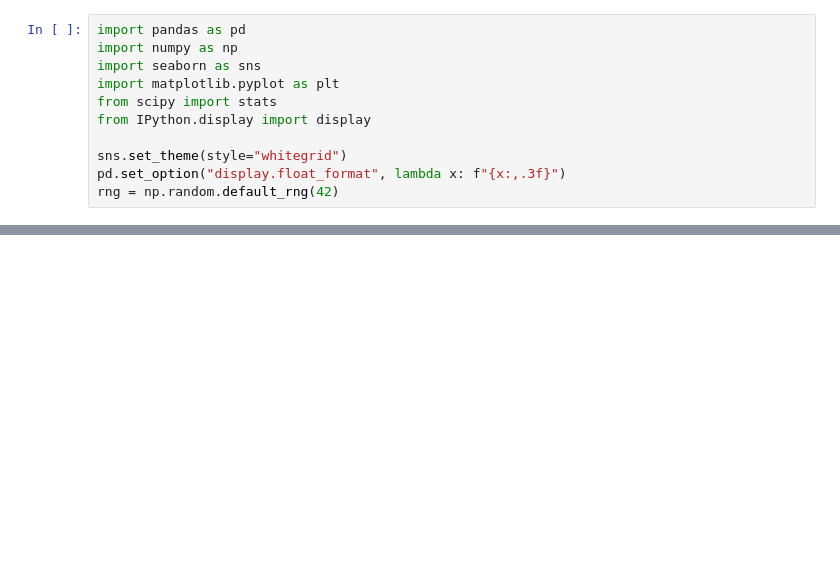
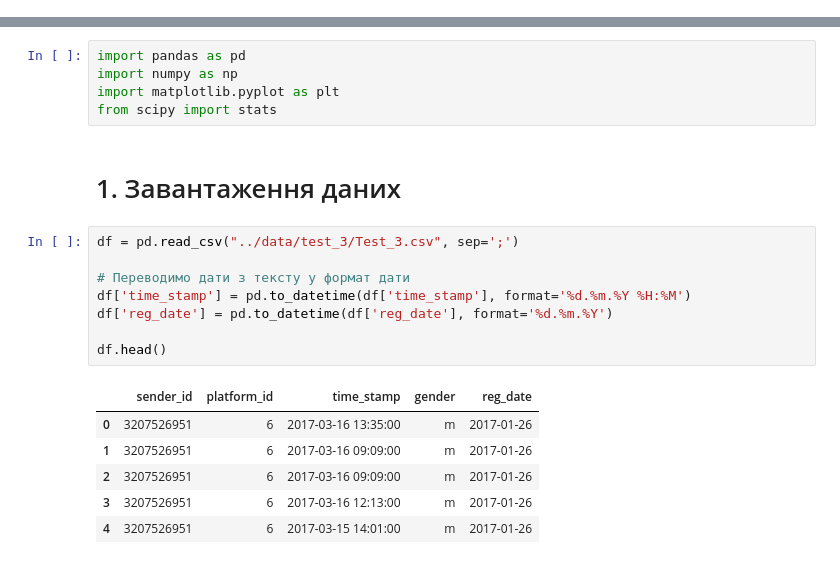
Before and after one commit to Chuchman-Dima/appflame-test, a Jupyter notebook: tasks/Task-3.ipynb, the cells around one changed output, grey strips where cells are left out. Drawn from its saved outputs; the diff is of its cells as text; blank space fills up the shorter version.

```diff
--- a/tasks/Task-3.ipynb
+++ b/tasks/Task-3.ipynb
@@ -7,11 +0,0 @@
-# %%
-import pandas as pd
-import numpy as np
-import seaborn as sns
-import matplotlib.pyplot as plt
-from scipy import stats
-from IPython.display import display
-
-sns.set_theme(style="whitegrid")
-pd.set_option("display.float_format", lambda x: f"{x:,.3f}")
-rng = np.random.default_rng(42)
@@ -353,0 +19,22 @@ else:
+# %%
+import pandas as pd
+import numpy as np
+import matplotlib.pyplot as plt
+from scipy import stats
+# %% [markdown]
+# 1. Завантаження даних
+# %%
+df = pd.read_csv("../data/test_3/Test_3.csv", sep=';')
+
+# Переводимо дати з тексту у формат дати
+df['time_stamp'] = pd.to_datetime(df['time_stamp'], format='%d.%m.%Y %H:%M')
+df['reg_date'] = pd.to_datetime(df['reg_date'], format='%d.%m.%Y')
+
+df.head()
+# %% [output]
+|  | sender_id | platform_id | time_stamp | gender | reg_date |
+| 0 | 3207526951 | 6 | 2017-03-16 13:35:00 | m | 2017-01-26 |
+| 1 | 3207526951 | 6 | 2017-03-16 09:09:00 | m | 2017-01-26 |
+| 2 | 3207526951 | 6 | 2017-03-16 09:09:00 | m | 2017-01-26 |
+| 3 | 3207526951 | 6 | 2017-03-16 12:13:00 | m | 2017-01-26 |
+| 4 | 3207526951 | 6 | 2017-03-15 14:01:00 | m | 2017-01-26 |
```
Also changed, not shown: parts of 48 cells of this notebook, 2 other files.
